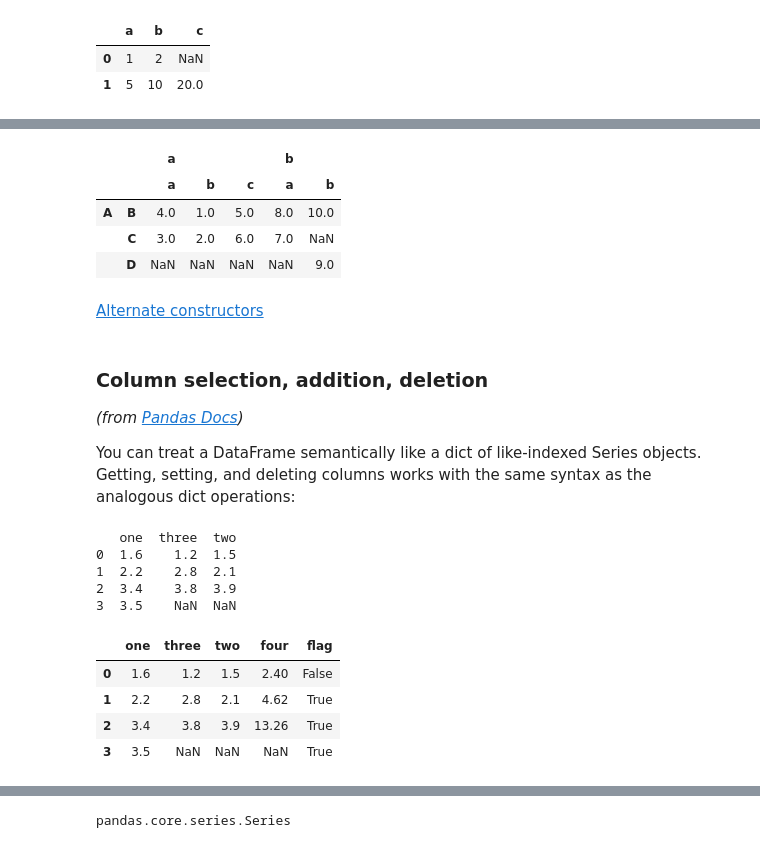
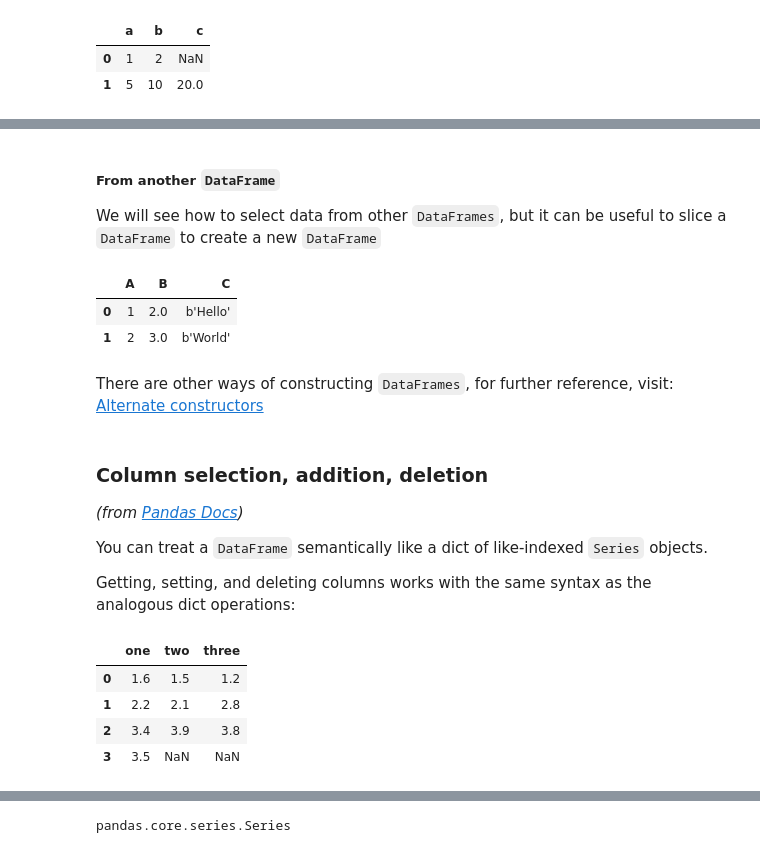
Before and after one commit to f-guitart/datamining, a Jupyter notebook: sessions/02_pandas_data_structures.ipynb, the cells around one changed output, grey strips where cells are left out. Drawn from its saved outputs; the diff is of its cells as text; code cells hidden in the pictures.

```diff
--- a/sessions/02_pandas_data_structures.ipynb
+++ b/sessions/02_pandas_data_structures.ipynb
@@ -567,38 +1101,30 @@ You can automatically create a multi-indexed frame by passing a tuples dictionar
-# %%
-pd.DataFrame({('a', 'b'): {('A', 'B'): 1, ('A', 'C'): 2},
-   ....:               ('a', 'a'): {('A', 'C'): 3, ('A', 'B'): 4},
-   ....:               ('a', 'c'): {('A', 'B'): 5, ('A', 'C'): 6},
-   ....:               ('b', 'a'): {('A', 'C'): 7, ('A', 'B'): 8},
-   ....:               ('b', 'b'): {('A', 'D'): 9, ('A', 'B'): 10}})
-# %% [output]
-|  |  | a |  |  | b |  |
-|  |  | a | b | c | a | b |
-| A | B | 4.0 | 1.0 | 5.0 | 8.0 | 10.0 |
-|  | C | 3.0 | 2.0 | 6.0 | 7.0 | NaN |
-|  | D | NaN | NaN | NaN | NaN | 9.0 |
+# %% [markdown]
+##### From another `DataFrame`
+
+
+We will see how to select data from other `DataFrames`, but it can be useful to slice a `DataFrame` to create a new `DataFrame`
+# %%
+pd.DataFrame(df)
+# %% [output]
+|  | A | B | C |
+| 0 | 1 | 2.0 | b'Hello' |
+| 1 | 2 | 3.0 | b'World' |
 # %% [markdown]
-[Alternate constructors](http://pandas.pydata.org/pandas-docs/stable/dsintro.html#alternate-constructors)
+There are other ways of constructing `DataFrames`, for further reference, visit: [Alternate constructors](https://pandas.pydata.org/pandas-docs/stable/getting_started/dsintro.html#dataframe)
 # %% [markdown]
 ### Column selection, addition, deletion
 *(from [Pandas Docs](http://pandas.pydata.org/pandas-docs/stable/dsintro.html#column-selection-addition-deletion))*
 
-You can treat a DataFrame semantically like a dict of like-indexed Series objects. Getting, setting, and deleting columns works with the same syntax as the analogous dict operations:
+You can treat a `DataFrame` semantically like a dict of like-indexed `Series` objects.
+
+Getting, setting, and deleting columns works with the same syntax as the analogous dict operations:
 # %%
 import pandas as pd
 df = pd.DataFrame({"one":[1.6,2.2,3.4,3.5],"two":[1.5,2.1,3.9,np.nan],"three":[1.2,2.80,3.80,np.nan]})
-print(df)
-
-df['four'] = df['one'] * df['two']
-display(df['flag'] = df['one'] > 2
 df
 # %% [output]
-   one  three  two
-0  1.6    1.2  1.5
-1  2.2    2.8  2.1
-2  3.4    3.8  3.9
-3  3.5    NaN  NaN
-|  | one | three | two | four | flag |
-| 0 | 1.6 | 1.2 | 1.5 | 2.40 | False |
-| 1 | 2.2 | 2.8 | 2.1 | 4.62 | True |
-| 2 | 3.4 | 3.8 | 3.9 | 13.26 | True |
-| 3 | 3.5 | NaN | NaN | NaN | True |
+|  | one | two | three |
+| 0 | 1.6 | 1.5 | 1.2 |
+| 1 | 2.2 | 2.1 | 2.8 |
+| 2 | 3.4 | 3.9 | 3.8 |
+| 3 | 3.5 | NaN | NaN |
```
Also changed, not shown: parts of 243 cells of this notebook.
